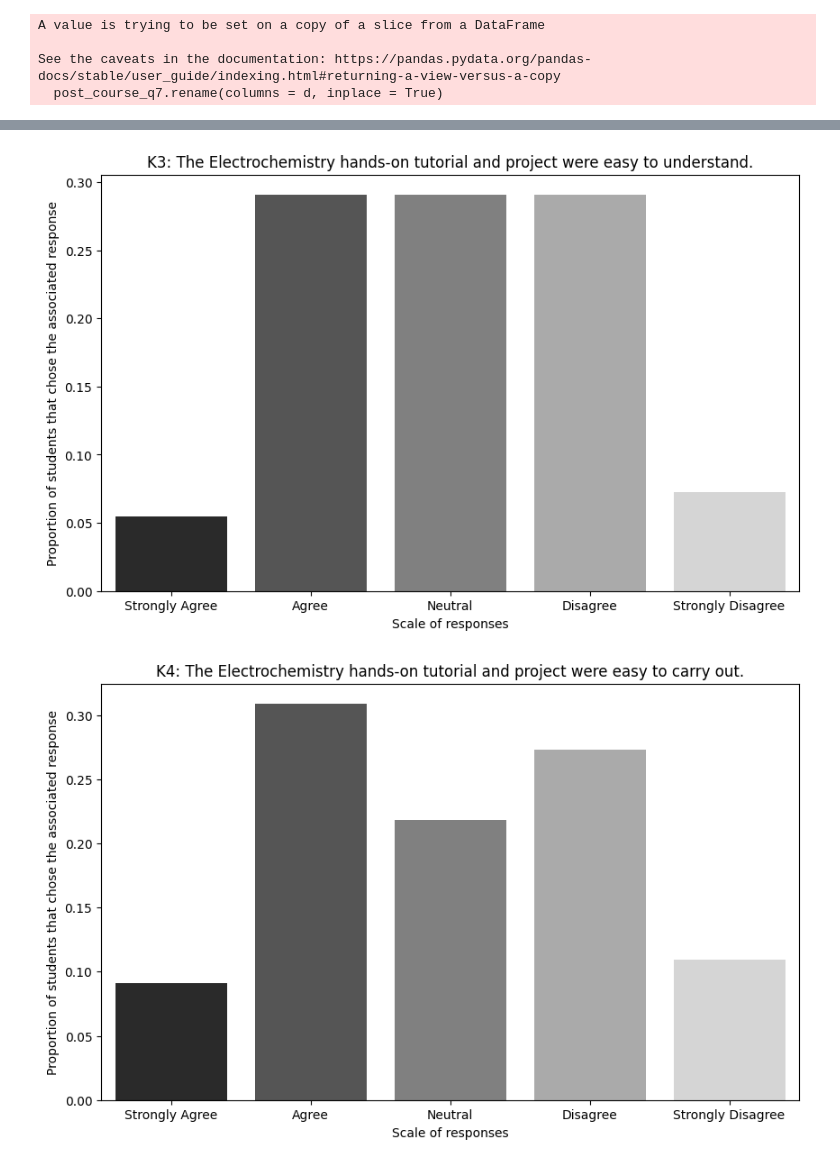
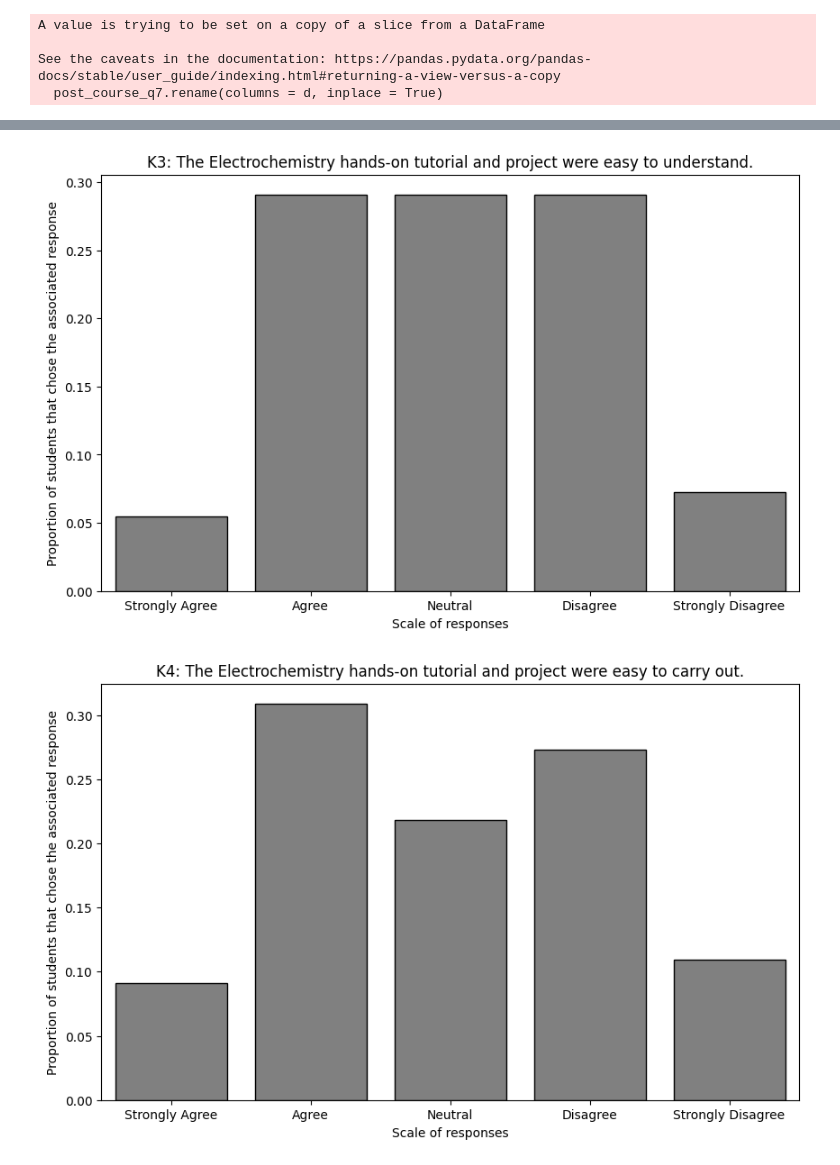
Before and after one commit to kwangyy/electro-analysis, a Jupyter notebook: q7_analysis.ipynb, the cells around one changed output, grey strips where cells are left out. Saved outputs shown, nothing was run; the diff lists cells and outputs as text; code cells hidden in the pictures.

```diff
--- a/q7_analysis.ipynb
+++ b/q7_analysis.ipynb
@@ -93,20 +82,35 @@ plt.show()
 # %%
-"""
 for i in range(len(post_course_q7.columns)):
     question_list = ["The Electrochemistry hands-on tutorial and project helped me to understand the Electrochemistry topics in this module.",
-                     "The Electrochemistry hands-on tutorial and project made me more interested in Electrochemistry.",
-                     "The Electrochemistry hands-on tutorial and project were easy to understand.",
-                     "The Electrochemistry hands-on tutorial and project were easy to carry out.",
-                     "The Electrochemistry hands-on tutorial and project should be included in future iterations."]
+                    "The Electrochemistry hands-on tutorial and project made me more interested in Electrochemistry.",
+                    "The Electrochemistry hands-on tutorial and project were easy to understand.",
+                    "The Electrochemistry hands-on tutorial and project were easy to carry out.",
+                    "The Electrochemistry hands-on tutorial and project should be included in future iterations."]
+
     col = post_course_q7.columns[i]
     question = question_list[i]
+
     plt.figure(figsize=(10,6))
+
     q7_value_counts = post_course_q7[col].value_counts(normalize = True)
-    sns.barplot(x = q7_value_counts.index, y = q7_value_counts, order = ['Strongly Agree', 'Agree', 'Neutral', 'Disagree', 'Strongly Disagree'], palette = 'gray')
+
+    sns.barplot(
+        x=q7_value_counts.index,
+        y=q7_value_counts,
+        order=['Strongly Agree', 'Agree', 'Neutral', 'Disagree', 'Strongly Disagree'],
+        color='grey',
+        edgecolor='black',
+        linewidth=1
+    )
+
     title_name = f"{col}: {question}"
     plt.title(title_name)
     plt.xlabel("Scale of responses")
     plt.ylabel("Proportion of students that chose the associated response")
+
+    filename = f"Q7_{i+1}_responses.png"  # Creates filenames like Q7_1_responses.png, Q7_2_responses.png, etc.
+    plt.savefig(filename, dpi=300, bbox_inches='tight')
+
     plt.show()
-"""
+    plt.close()
 # %% [output]
@@ -115,2 +119,2 @@ for i in range(len(post_course_q7.columns)):
-[figure, old version]
+[figure, new version]
-[figure, old version]
+[figure, new version]
```
Also changed, not shown: parts of 6 cells of this notebook, 13 other files.
